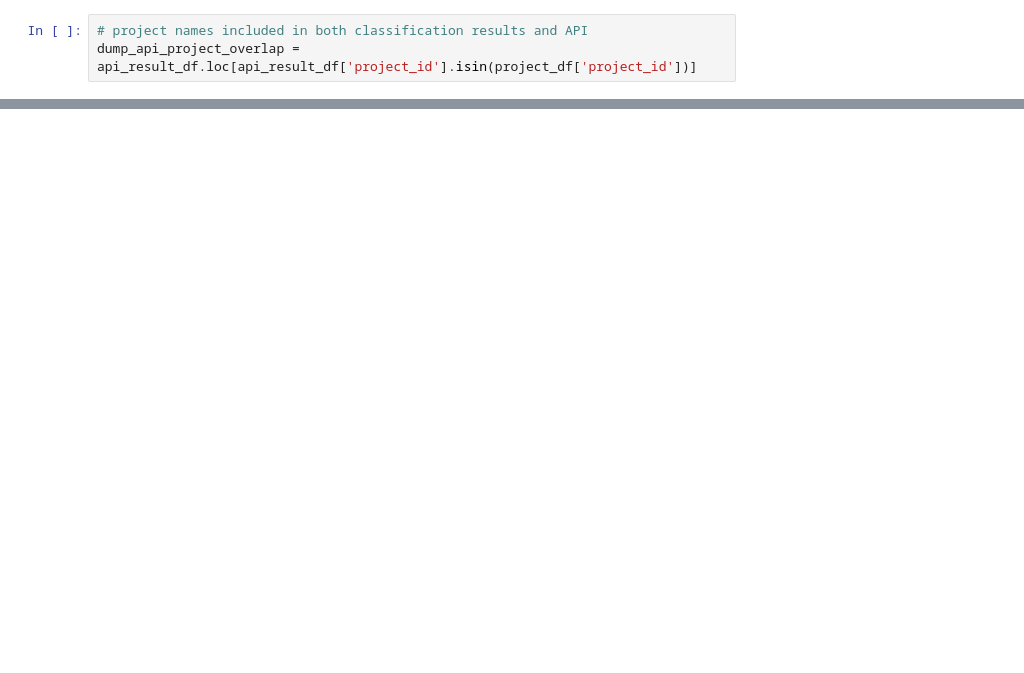
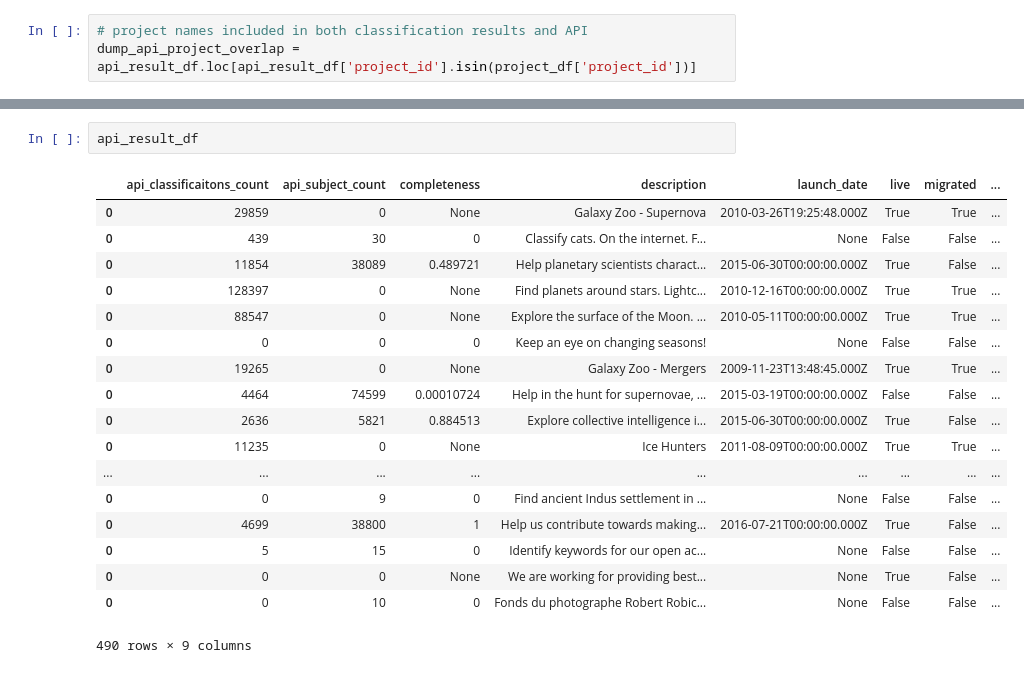
Before and after one commit to jmaddock/zooniverse, a Jupyter notebook: src/notebooks/compare_projects_and_api_overlap.ipynb, the cells around one changed output, grey strips where cells are left out. Saved outputs shown, nothing was run; the diff lists cells and outputs as text; blank space fills up the shorter version.

```diff
--- a/src/notebooks/compare_projects_and_api_overlap.ipynb
+++ b/src/notebooks/compare_projects_and_api_overlap.ipynb
@@ -107,0 +160,21 @@ len(api_result_df)
+# %%
+api_result_df
+# %% [output]
+|  | api_classificaitons_count | api_subject_count | completeness | description | launch_date | live | migrated | ... |
+| 0 | 29859 | 0 | None | Galaxy Zoo - Supernova | 2010-03-26T19:25:48.000Z | True | True | ... |
+| 0 | 439 | 30 | 0 | Classify cats. On the internet. F... | None | False | False | ... |
+| 0 | 11854 | 38089 | 0.489721 | Help planetary scientists charact... | 2015-06-30T00:00:00.000Z | True | False | ... |
+| 0 | 128397 | 0 | None | Find planets around stars. Lightc... | 2010-12-16T00:00:00.000Z | True | True | ... |
+| 0 | 88547 | 0 | None | Explore the surface of the Moon. ... | 2010-05-11T00:00:00.000Z | True | True | ... |
+| 0 | 0 | 0 | 0 | Keep an eye on changing seasons! | None | False | False | ... |
+| 0 | 19265 | 0 | None | Galaxy Zoo - Mergers | 2009-11-23T13:48:45.000Z | True | True | ... |
+| 0 | 4464 | 74599 | 0.00010724 | Help in the hunt for supernovae, ... | 2015-03-19T00:00:00.000Z | False | False | ... |
+| 0 | 2636 | 5821 | 0.884513 | Explore collective intelligence i... | 2015-06-30T00:00:00.000Z | True | False | ... |
+| 0 | 11235 | 0 | None | Ice Hunters | 2011-08-09T00:00:00.000Z | True | True | ... |
+| ... | ... | ... | ... | ... | ... | ... | ... | ... |
+| 0 | 0 | 9 | 0 | Find ancient Indus settlement in ... | None | False | False | ... |
+| 0 | 4699 | 38800 | 1 | Help us contribute towards making... | 2016-07-21T00:00:00.000Z | True | False | ... |
+| 0 | 5 | 15 | 0 | Identify keywords for our open ac... | None | False | False | ... |
+| 0 | 0 | 0 | None | We are working for providing best... | None | True | False | ... |
+| 0 | 0 | 10 | 0 | Fonds du photographe Robert Robic... | None | False | False | ... |
+490 rows × 9 columns
```
Also changed, not shown: parts of 12 cells of this notebook, 3 other files.
